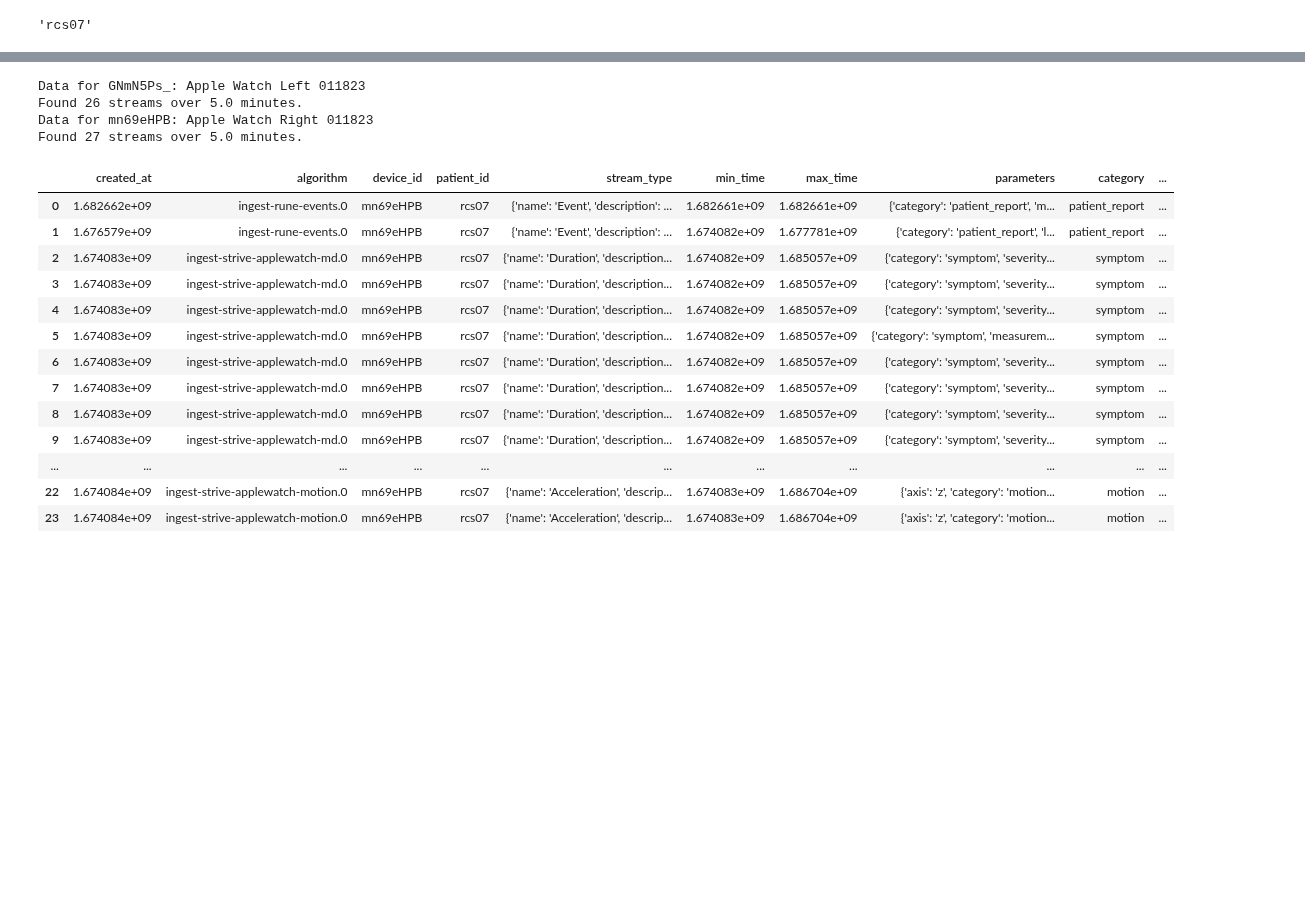
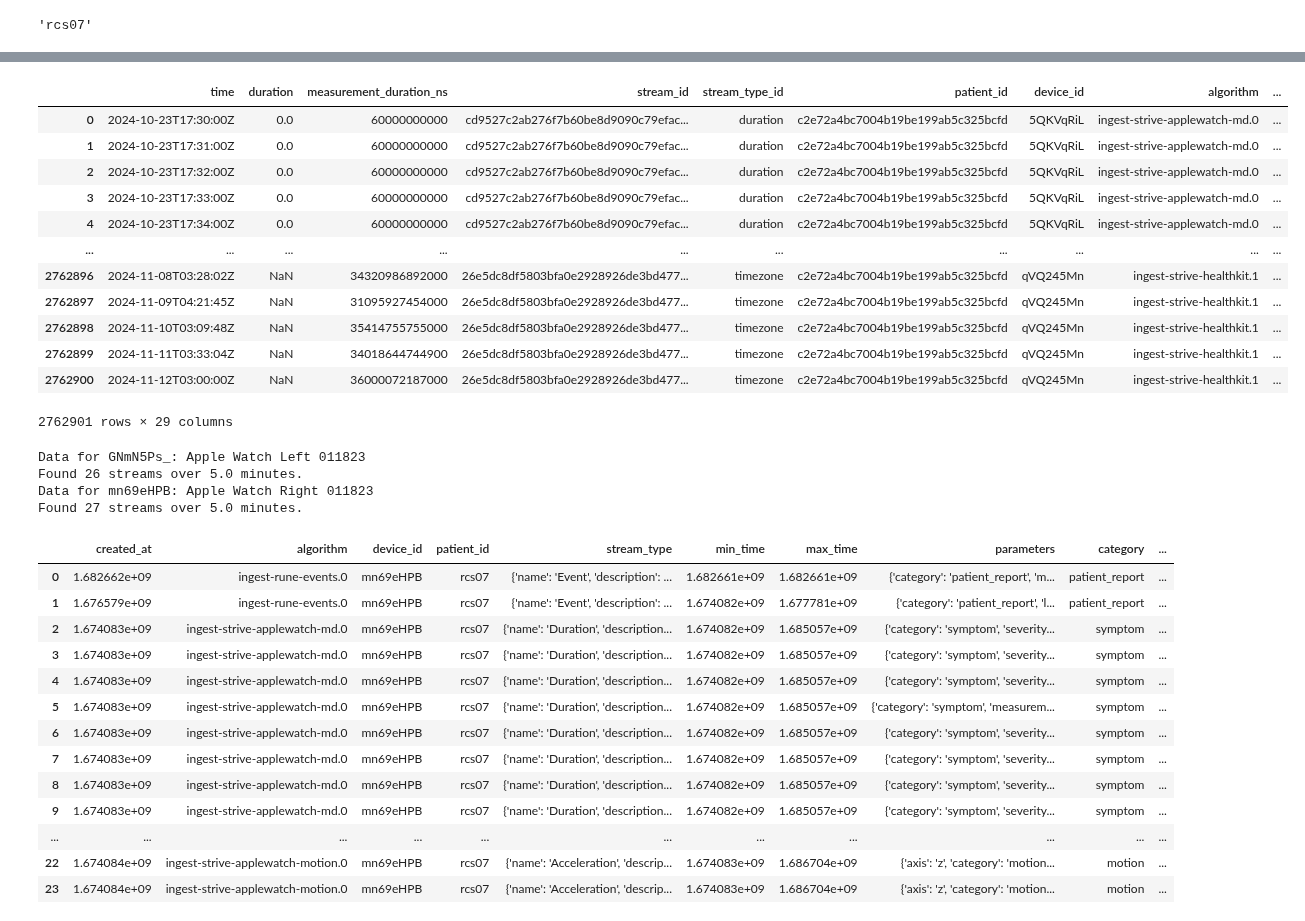
Before and after one commit to BCM-Neurosurgery/data-net-source, a Jupyter notebook: examples/rune_v2_testing.ipynb, the cells around one changed output, grey strips where cells are left out. Saved outputs shown, nothing was run; the diff lists cells and outputs as text; code cells hidden in the pictures; blank space fills up the shorter version.

```diff
--- a/examples/rune_v2_testing.ipynb
+++ b/examples/rune_v2_testing.ipynb
@@ -74,3 +103,20 @@ Found the following categories of streams:
+# %%
+df = patient_streams.get_stream_dataframe()
+display(df)
+# %% [output]
+|  | time | duration | measurement_duration_ns | stream_id | stream_type_id | patient_id | device_id | algorithm | ... |
+| 0 | 2024-10-23T17:30:00Z | 0.0 | 60000000000 | cd9527c2ab276f7b60be8d9090c79efac... | duration | c2e72a4bc7004b19be199ab5c325bcfd | 5QKVqRiL | ingest-strive-applewatch-md.0 | ... |
+| 1 | 2024-10-23T17:31:00Z | 0.0 | 60000000000 | cd9527c2ab276f7b60be8d9090c79efac... | duration | c2e72a4bc7004b19be199ab5c325bcfd | 5QKVqRiL | ingest-strive-applewatch-md.0 | ... |
+| 2 | 2024-10-23T17:32:00Z | 0.0 | 60000000000 | cd9527c2ab276f7b60be8d9090c79efac... | duration | c2e72a4bc7004b19be199ab5c325bcfd | 5QKVqRiL | ingest-strive-applewatch-md.0 | ... |
+| 3 | 2024-10-23T17:33:00Z | 0.0 | 60000000000 | cd9527c2ab276f7b60be8d9090c79efac... | duration | c2e72a4bc7004b19be199ab5c325bcfd | 5QKVqRiL | ingest-strive-applewatch-md.0 | ... |
+| 4 | 2024-10-23T17:34:00Z | 0.0 | 60000000000 | cd9527c2ab276f7b60be8d9090c79efac... | duration | c2e72a4bc7004b19be199ab5c325bcfd | 5QKVqRiL | ingest-strive-applewatch-md.0 | ... |
+| ... | ... | ... | ... | ... | ... | ... | ... | ... | ... |
+| 2762896 | 2024-11-08T03:28:02Z | NaN | 34320986892000 | 26e5dc8df5803bfa0e2928926de3bd477... | timezone | c2e72a4bc7004b19be199ab5c325bcfd | qVQ245Mn | ingest-strive-healthkit.1 | ... |
+| 2762897 | 2024-11-09T04:21:45Z | NaN | 31095927454000 | 26e5dc8df5803bfa0e2928926de3bd477... | timezone | c2e72a4bc7004b19be199ab5c325bcfd | qVQ245Mn | ingest-strive-healthkit.1 | ... |
+| 2762898 | 2024-11-10T03:09:48Z | NaN | 35414755755000 | 26e5dc8df5803bfa0e2928926de3bd477... | timezone | c2e72a4bc7004b19be199ab5c325bcfd | qVQ245Mn | ingest-strive-healthkit.1 | ... |
+| 2762899 | 2024-11-11T03:33:04Z | NaN | 34018644744900 | 26e5dc8df5803bfa0e2928926de3bd477... | timezone | c2e72a4bc7004b19be199ab5c325bcfd | qVQ245Mn | ingest-strive-healthkit.1 | ... |
+| 2762900 | 2024-11-12T03:00:00Z | NaN | 36000072187000 | 26e5dc8df5803bfa0e2928926de3bd477... | timezone | c2e72a4bc7004b19be199ab5c325bcfd | qVQ245Mn | ingest-strive-healthkit.1 | ... |
+2762901 rows × 29 columns
 # %%
 # Look at the more specific attributes of the motion-related streams
 grav_streams = patient_streams.filter(category='motion', measurement='gravity')
```
Also changed, not shown: parts of 4 cells of this notebook, 46 other files.
